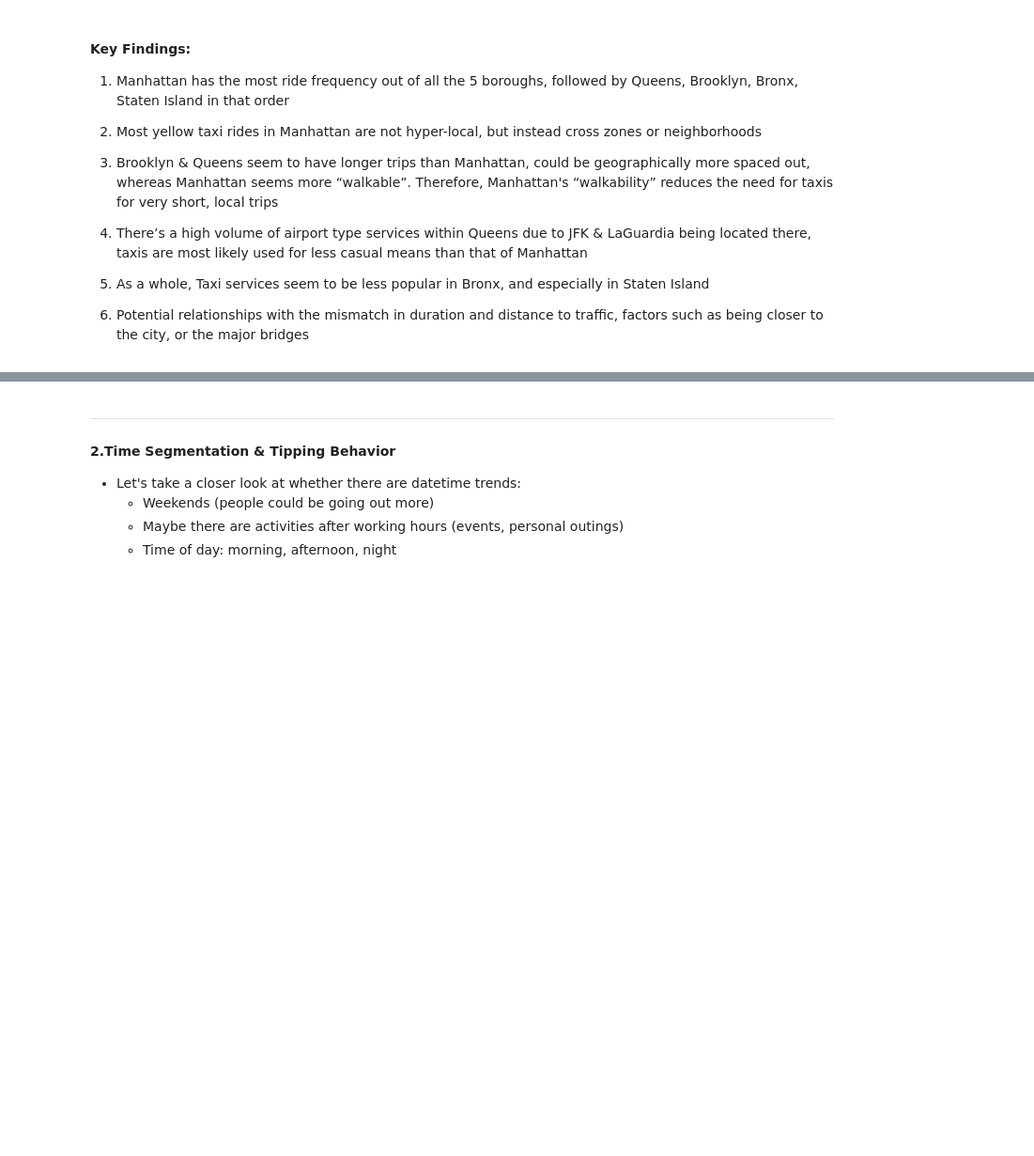
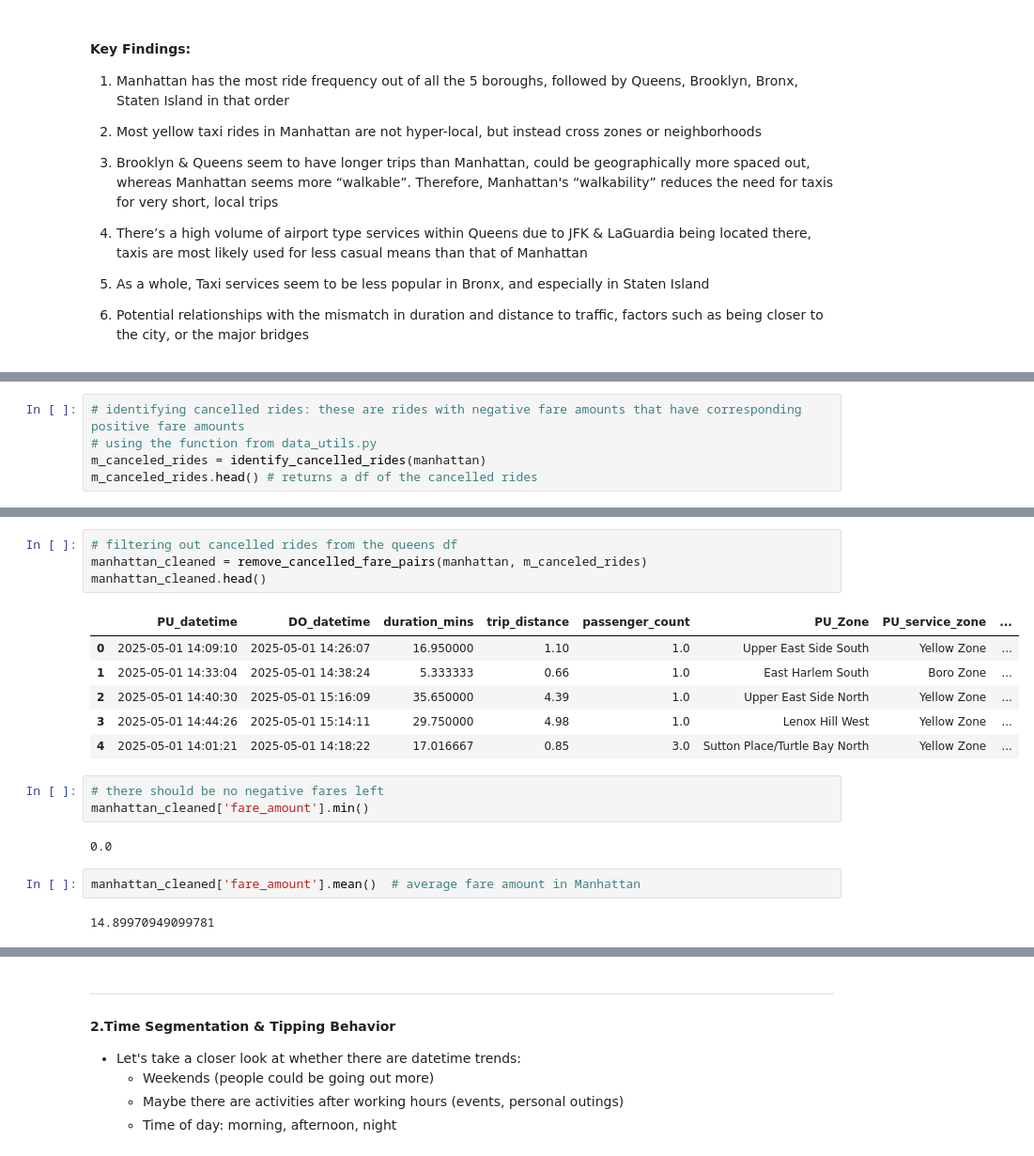
Before and after one commit to jjen1/nyc-taxis-trends, a Jupyter notebook: notebooks/yellow_taxis_eda.ipynb, the cells around one changed output, grey strips where cells are left out. Shown: that part at 94% size. Saved outputs shown, nothing was run; the diff lists cells and outputs as text; blank space fills up the shorter version.

Commit message:
updated data_utils

```diff
--- a/notebooks/yellow_taxis_eda.ipynb
+++ b/notebooks/yellow_taxis_eda.ipynb
@@ -792,0 +854,5 @@ Name: count, dtype: int64
+# %%
+# identifying cancelled rides: these are rides with negative fare amounts that have corresponding positive fare amounts
+# using the function from data_utils.py
+m_canceled_rides = identify_cancelled_rides(manhattan)
+m_canceled_rides.head() # returns a df of the cancelled rides
@@ -792,0 +866,20 @@ Name: count, dtype: int64
+# %%
+# filtering out cancelled rides from the queens df
+manhattan_cleaned = remove_cancelled_fare_pairs(manhattan, m_canceled_rides)
+manhattan_cleaned.head()
+# %% [output]
+|  | PU_datetime | DO_datetime | duration_mins | trip_distance | passenger_count | PU_Zone | PU_service_zone | ... |
+| 0 | 2025-05-01 14:09:10 | 2025-05-01 14:26:07 | 16.950000 | 1.10 | 1.0 | Upper East Side South | Yellow Zone | ... |
+| 1 | 2025-05-01 14:33:04 | 2025-05-01 14:38:24 | 5.333333 | 0.66 | 1.0 | East Harlem South | Boro Zone | ... |
+| 2 | 2025-05-01 14:40:30 | 2025-05-01 15:16:09 | 35.650000 | 4.39 | 1.0 | Upper East Side North | Yellow Zone | ... |
+| 3 | 2025-05-01 14:44:26 | 2025-05-01 15:14:11 | 29.750000 | 4.98 | 1.0 | Lenox Hill West | Yellow Zone | ... |
+| 4 | 2025-05-01 14:01:21 | 2025-05-01 14:18:22 | 17.016667 | 0.85 | 3.0 | Sutton Place/Turtle Bay North | Yellow Zone | ... |
+# %%
+# there should be no negative fares left
+manhattan_cleaned['fare_amount'].min()
+# %% [output]
+0.0
+# %%
+manhattan_cleaned['fare_amount'].mean()  # average fare amount in Manhattan
+# %% [output]
+14.89970949099781
```
Also changed, not shown: parts of 18 cells of this notebook, 2 other files.
